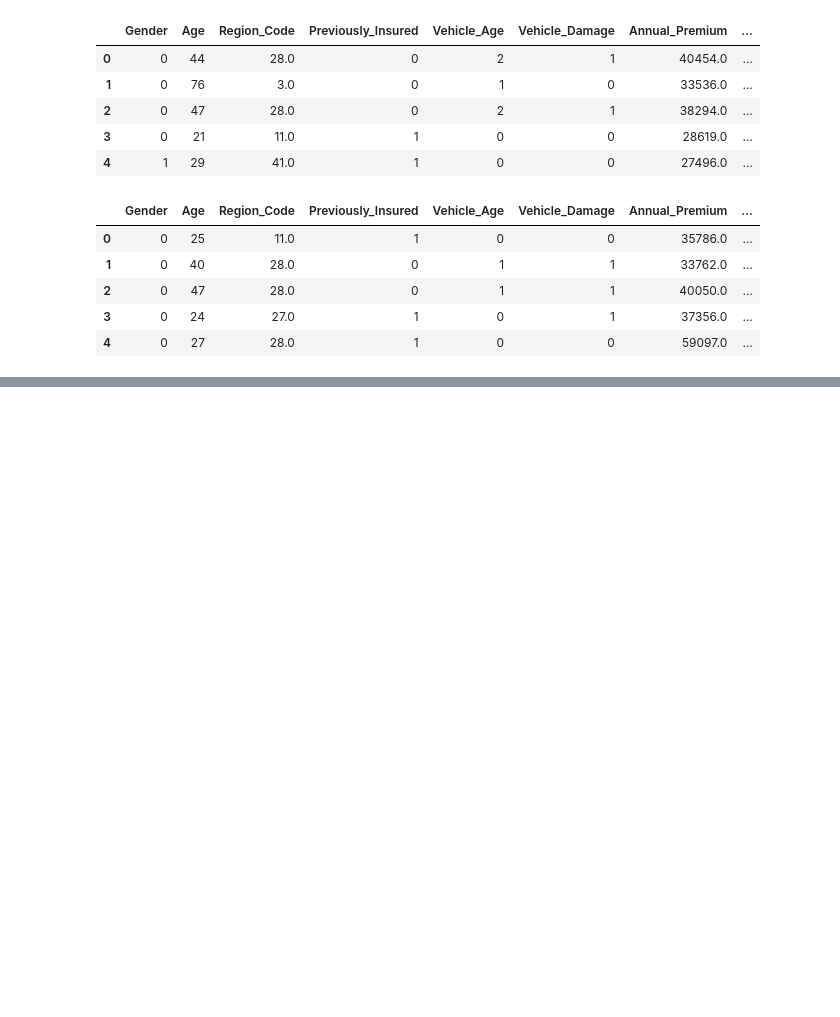
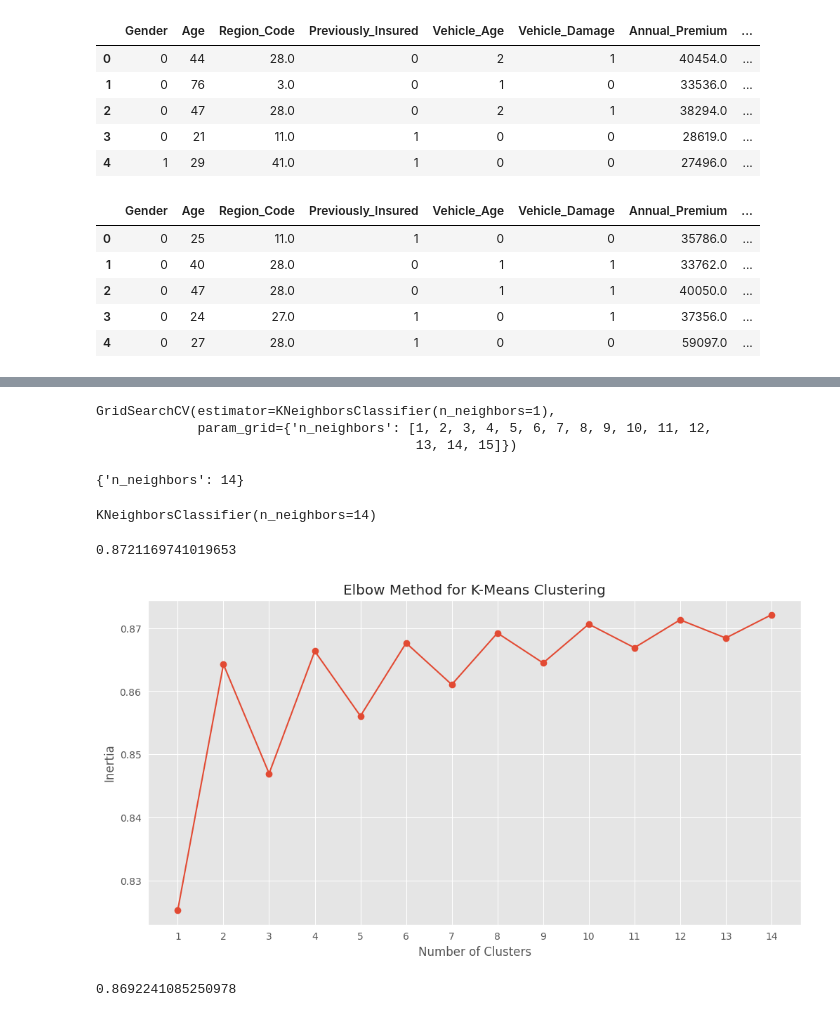
Before and after one commit to yash1017/Insurance_Customer_Predictor, a Jupyter notebook: solution/insurance_cross_sell.ipynb, the cells around one changed output, grey strips where cells are left out. Saved outputs shown, nothing was run; the diff lists cells and outputs as text; code cells hidden in the pictures; blank space fills up the shorter version.

```diff
--- a/solution/insurance_cross_sell.ipynb
+++ b/solution/insurance_cross_sell.ipynb
@@ -185,7 +192,7 @@ y = trainData['Response']
 # %%
 xTrain, xTest, yTrain, yTest = train_test_split(x,y,test_size = 0.4, random_state = 42 )
 # %%
-model = KNeighborsClassifier(n_neighbors = 11, weights = "uniform")
+model = KNeighborsClassifier(n_neighbors = 1, weights = "uniform")
 model.fit(xTrain,yTrain)
 y_pred = model.predict(xTest)
 accuracy_score(yTest, y_pred)
@@ -197,0 +201,17 @@ roc_auc_score(yTest, y_pred, average = 'weighted')
+# %%
+param_grid = { 'n_neighbors':[1,2,3,4,5,6,7,8,9,10,11,12,13,14,15]}
+
+grid = GridSearchCV(model,param_grid,refit=True)
+grid.fit(xTrain,yTrain)
+# %% [output]
+GridSearchCV(estimator=KNeighborsClassifier(n_neighbors=1),
+             param_grid={'n_neighbors': [1, 2, 3, 4, 5, 6, 7, 8, 9, 10, 11, 12,
+                                         13, 14, 15]})
+# %%
+grid.best_params_
+# %% [output]
+{'n_neighbors': 14}
+# %%
+grid.best_estimator_
+# %% [output]
+KNeighborsClassifier(n_neighbors=14)
@@ -197,0 +220,33 @@ roc_auc_score(yTest, y_pred, average = 'weighted')
+# %%
+accuracy_score(yTest,pred)
+# %% [output]
+0.8721169741019653
+# %%
+acc=[]
+
+for i in range(1,15):
+  model = KNeighborsClassifier(n_neighbors = i, weights = "uniform")
+  model.fit(xTrain,yTrain)
+  y_pred = model.predict(xTest)
+  score=accuracy_score(yTest, y_pred)
+  acc.append(score)
+# %%
+plt.figure(figsize=(12, 6))
+plt.plot(range(1, 15), acc, marker='o')
+plt.title('Elbow Method for K-Means Clustering')
+plt.xlabel('Number of Clusters')
+plt.ylabel('Inertia')
+plt.xticks(range(1, 15))
+plt.grid(True)
+plt.show()
+# %% [output]
+[figure, added]
+# %%
+# 8 is better value for this model
+
+model = KNeighborsClassifier(n_neighbors = 8, weights = "uniform")
+model.fit(xTrain,yTrain)
+y_pred = model.predict(xTest)
+accuracy_score(yTest, y_pred)
+# %% [output]
+0.8692241085250978
```
Also changed, not shown: parts of 13 cells of this notebook.
